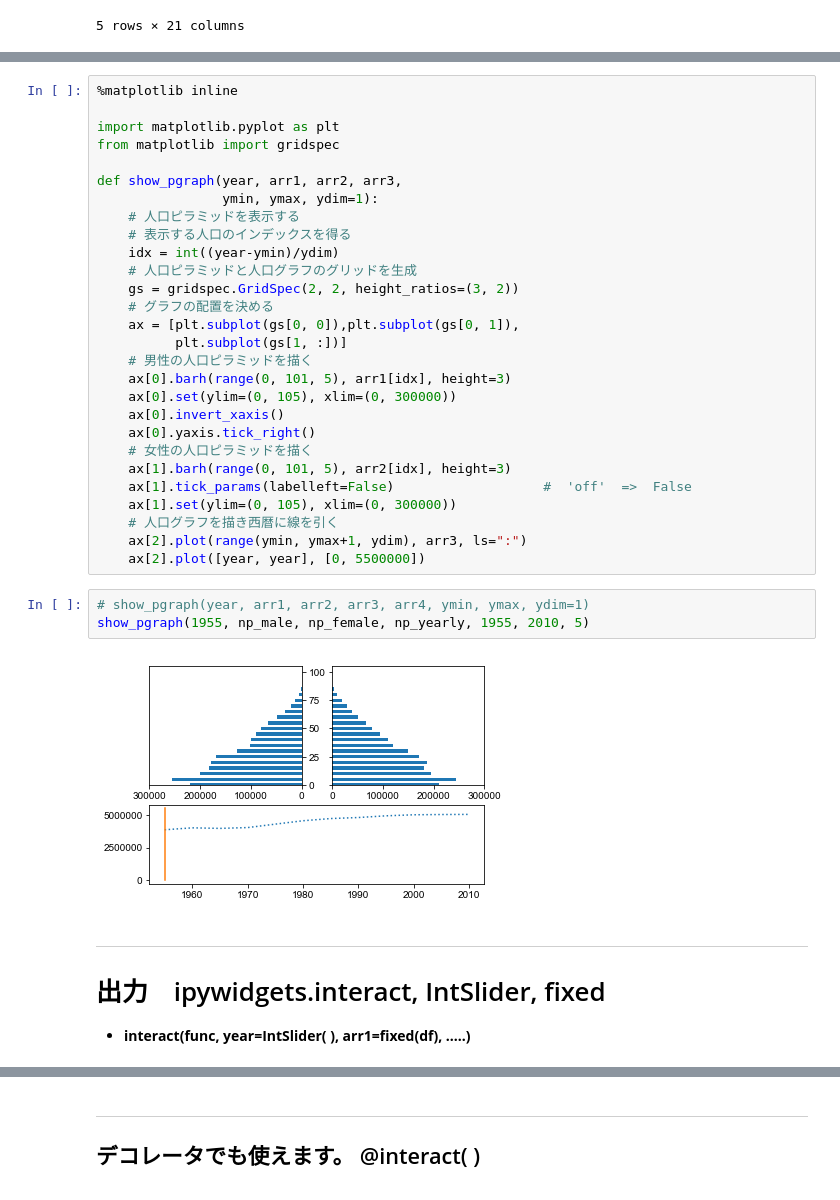
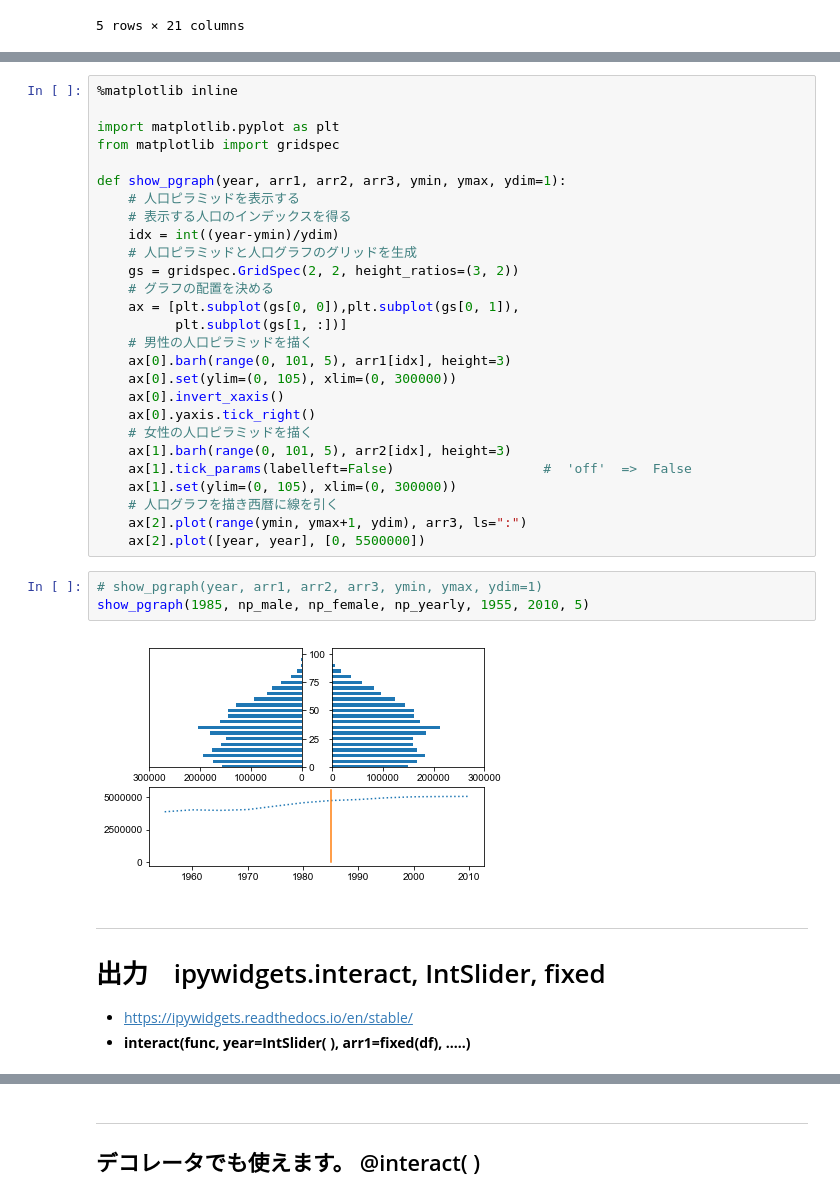
Before and after one commit to malo21st/PyDataFUK190209, a Jupyter notebook: Jupyter Notebook で インタラクティブな可視化.ipynb, the cells around one changed output, grey strips where cells are left out. Drawn from its saved outputs; the diff is of its cells as text.

```diff
--- a/Jupyter Notebook で インタラクティブな可視化.ipynb
+++ b/Jupyter Notebook で インタラクティブな可視化.ipynb
@@ -173,8 +189,7 @@ array([4.623087013441589, 5.187762733176279, 6.185676223972541,
 import matplotlib.pyplot as plt
 from matplotlib import gridspec
 
-def show_pgraph(year, arr1, arr2, arr3,
-                ymin, ymax, ydim=1):
+def show_pgraph(year, arr1, arr2, arr3, ymin, ymax, ydim=1):
     # 人口ピラミッドを表示する
     # 表示する人口のインデックスを得る
     idx = int((year-ymin)/ydim)
@@ -196,14 +211,16 @@ def show_pgraph(year, arr1, arr2, arr3,
     ax[2].plot(range(ymin, ymax+1, ydim), arr3, ls=":")
     ax[2].plot([year, year], [0, 5500000])
 # %%
-# show_pgraph(year, arr1, arr2, arr3, arr4, ymin, ymax, ydim=1)
-show_pgraph(1955, np_male, np_female, np_yearly, 1955, 2010, 5)
+# show_pgraph(year, arr1, arr2, arr3, ymin, ymax, ydim=1)
+show_pgraph(1985, np_male, np_female, np_yearly, 1955, 2010, 5)
 # %% [output]
-[figure, old version]
+[figure, new version]
 # %% [markdown]
 ---
 
 # 出力　ipywidgets.interact, IntSlider, fixed
+
+- https://ipywidgets.readthedocs.io/en/stable/
 - **interact(func, year=IntSlider( ), arr1=fixed(df), .....)**
 # %%
 # スライダを使って人口ピラミッドを動かす
```
Also changed, not shown: parts of 24 cells of this notebook, 1 other file.
